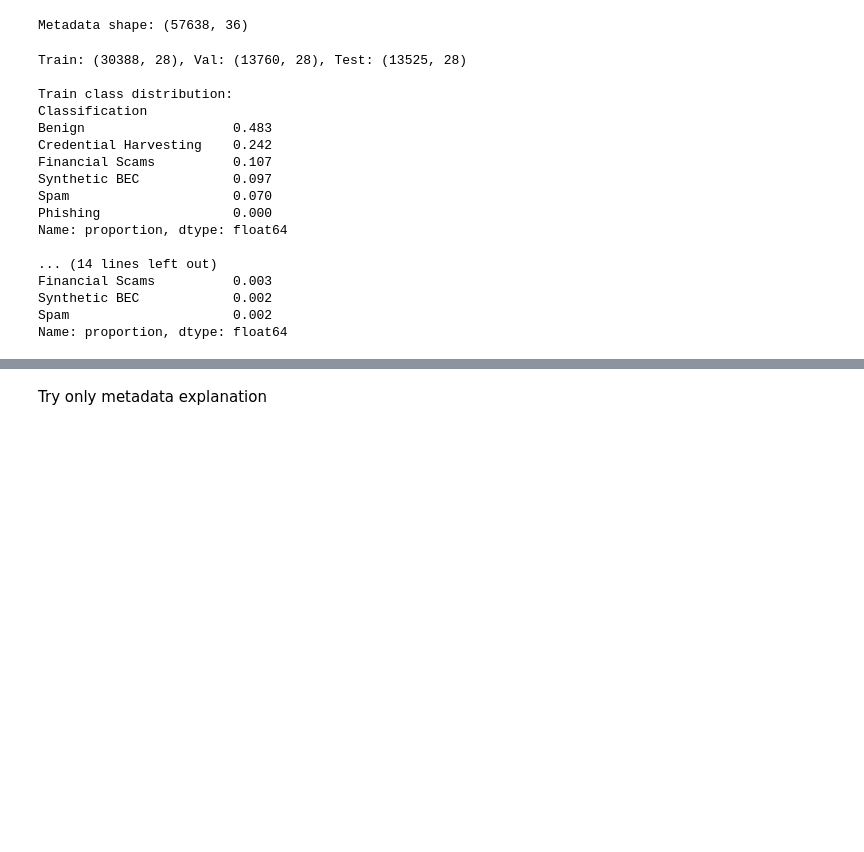
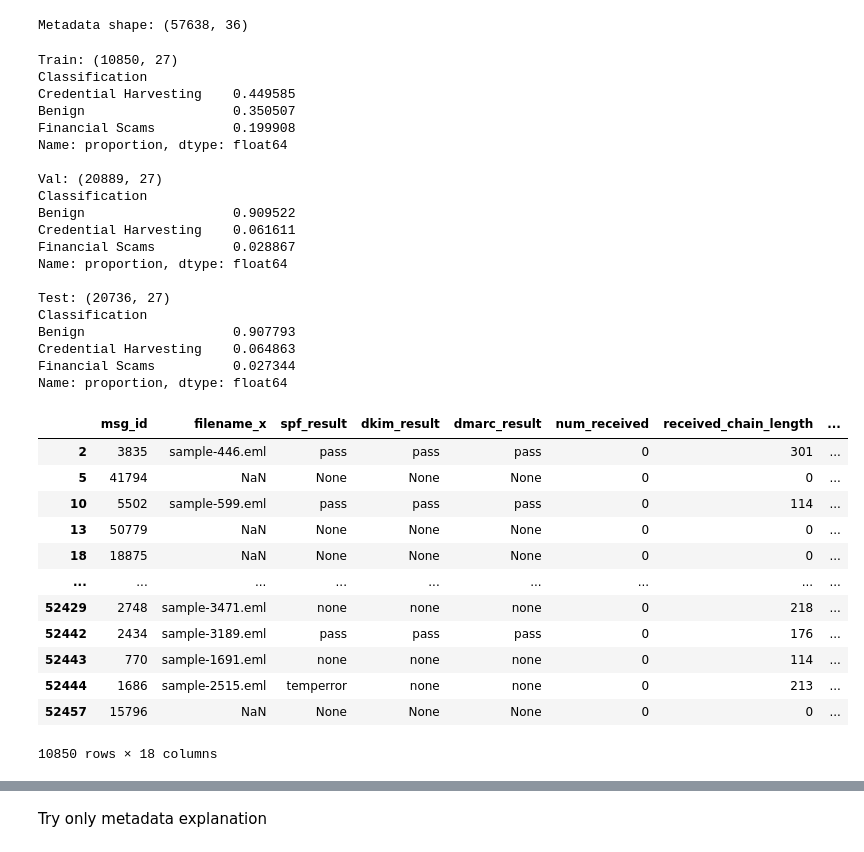
Before and after one commit to Reno0213/capstone, a Jupyter notebook: dataset.ipynb, the cells around one changed output, grey strips where cells are left out. Cells and saved outputs as stored; diff of their text form; code cells hidden in the pictures; blank space fills up the shorter version.

```diff
--- a/dataset.ipynb
+++ b/dataset.ipynb
@@ -1442,29 +1512,50 @@ df_meta[num_cols] = scaler.fit_transform(df_meta[num_cols])
 print("Metadata shape:", df_meta.shape)
 # %% [output]
 Metadata shape: (57638, 36)
+# %%
+#drop Spam from the dfs
+indices_to_drop = df_combined[df_combined['Classification'] == 'Spam'].index
+df_combined.drop(indices_to_drop, inplace=True)
+
+#drop Phishing from the dfs
+indices_to_drop = df_combined[df_combined['Classification'] == 'Phishing'].index
+df_combined.drop(indices_to_drop, inplace=True)
+
+#drop bec
+indices_to_drop = df_combined[df_combined['Classification'] == 'Synthetic BEC'].index
+df_combined.drop(indices_to_drop, inplace=True)
 # %%
-train_df, val_df, test_df = group_stratified_split(df_combined, label_col="Classification", group_col="group_id")
+train_df, val_df, test_df = split_by_groups(df_combined)
+
+for name, d in [("Train", train_df), ("Val", val_df), ("Test", test_df)]:
+    print(f"{name}: {d.shape}")
+    print(d["Classification"].value_counts(normalize=True))
+    print()
+
 train_meta = df_meta.loc[train_df.index]
 val_meta = df_meta.loc[val_df.index]
 
 train_meta = train_meta.astype('float32')
 val_meta = val_meta.astype('float32')
 # %% [output]
-Train: (30388, 28), Val: (13760, 28), Test: (13525, 28)
-
-Train class distribution:
+Train: (10850, 27)
 Classification
-Benign                   0.483
-Credential Harvesting    0.242
-Financial Scams          0.107
-Synthetic BEC            0.097
-Spam                     0.070
-Phishing                 0.000
+Credential Harvesting    0.449585
+Benign                   0.350507
+Financial Scams          0.199908
 Name: proportion, dtype: float64
 
-... (14 lines left out)
-Financial Scams          0.003
-Synthetic BEC            0.002
-Spam                     0.002
+Val: (20889, 27)
+Classification
+Benign                   0.909522
+Credential Harvesting    0.061611
+Financial Scams          0.028867
 Name: proportion, dtype: float64
+
+Test: (20736, 27)
+Classification
+Benign                   0.907793
+Credential Harvesting    0.064863
+Financial Scams          0.027344
+Name: proportion, dtype: float64
 # %%
@@ -1475,3 +1577,19 @@ df_combined.drop(['Date','From','provenance_tag',  'Subject', 'group_id','norm_s
+# %%
+train_df
+# %% [output]
+|  | msg_id | filename_x | spf_result | dkim_result | dmarc_result | num_received | received_chain_length | ... |
+| 2 | 3835 | sample-446.eml | pass | pass | pass | 0 | 301 | ... |
+| 5 | 41794 | NaN | None | None | None | 0 | 0 | ... |
+| 10 | 5502 | sample-599.eml | pass | pass | pass | 0 | 114 | ... |
+| 13 | 50779 | NaN | None | None | None | 0 | 0 | ... |
+| 18 | 18875 | NaN | None | None | None | 0 | 0 | ... |
+| ... | ... | ... | ... | ... | ... | ... | ... | ... |
+| 52429 | 2748 | sample-3471.eml | none | none | none | 0 | 218 | ... |
+| 52442 | 2434 | sample-3189.eml | pass | pass | pass | 0 | 176 | ... |
+| 52443 | 770 | sample-1691.eml | none | none | none | 0 | 114 | ... |
+| 52444 | 1686 | sample-2515.eml | temperror | none | none | 0 | 213 | ... |
+| 52457 | 15796 | NaN | None | None | None | 0 | 0 | ... |
+10850 rows × 18 columns
 # %%
 from transformers import DistilBertTokenizerFast
 
```
Also changed, not shown: parts of 32 cells of this notebook.
